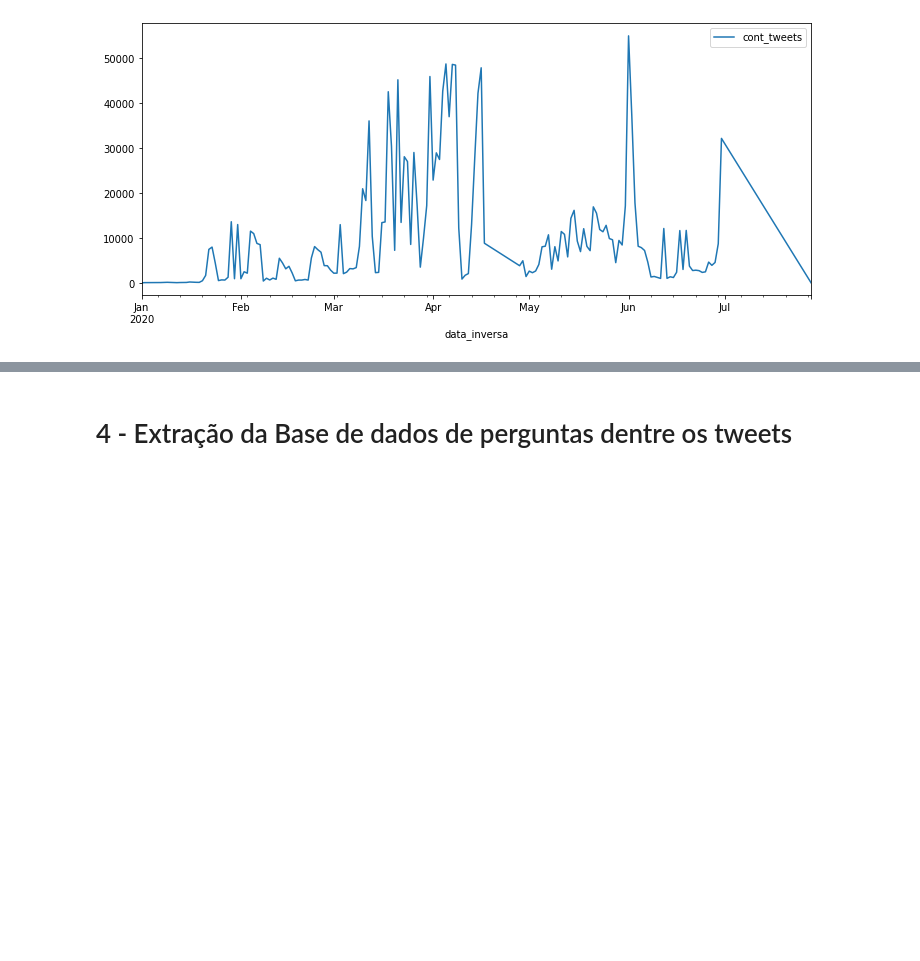
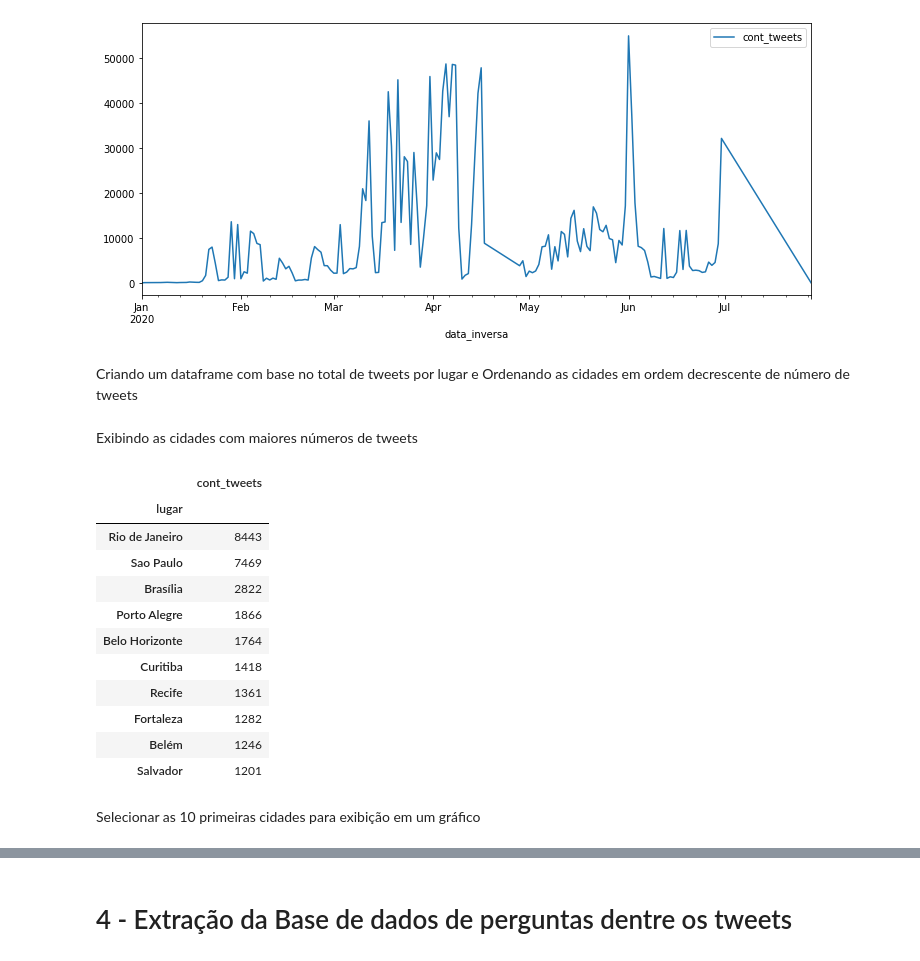
Before and after one commit to lln-cid20/prog-ciencia-dados, a Jupyter notebook: trabalho_final.ipynb, the cells around one changed output, grey strips where cells are left out. Saved outputs shown, nothing was run; the diff lists cells and outputs as text; code cells hidden in the pictures; blank space fills up the shorter version.

```diff
--- a/trabalho_final.ipynb
+++ b/trabalho_final.ipynb
@@ -124,3 +94,5 @@ dados_sumario.plot(figsize=(12,5))
 # %% [output]
 <matplotlib.axes._subplots.AxesSubplot at 0x...>
 [figure]
+# %% [markdown]
+Criando um dataframe com base no total de tweets por lugar e Ordenando as cidades em ordem decrescente de número de tweets
@@ -126,0 +104,19 @@ dados_sumario.plot(figsize=(12,5))
+# %% [markdown]
+Exibindo as cidades com maiores números de tweets
+# %%
+dados_cidades.head(10)
+# %% [output]
+|  | cont_tweets |
+| lugar |  |
+| Rio de Janeiro | 8443 |
+| Sao Paulo | 7469 |
+| Brasília | 2822 |
+| Porto Alegre | 1866 |
+| Belo Horizonte | 1764 |
+| Curitiba | 1418 |
+| Recife | 1361 |
+| Fortaleza | 1282 |
+| Belém | 1246 |
+| Salvador | 1201 |
+# %% [markdown]
+Selecionar as 10 primeiras cidades para exibição em um gráfico
```
Also changed, not shown: parts of 31 cells of this notebook.
